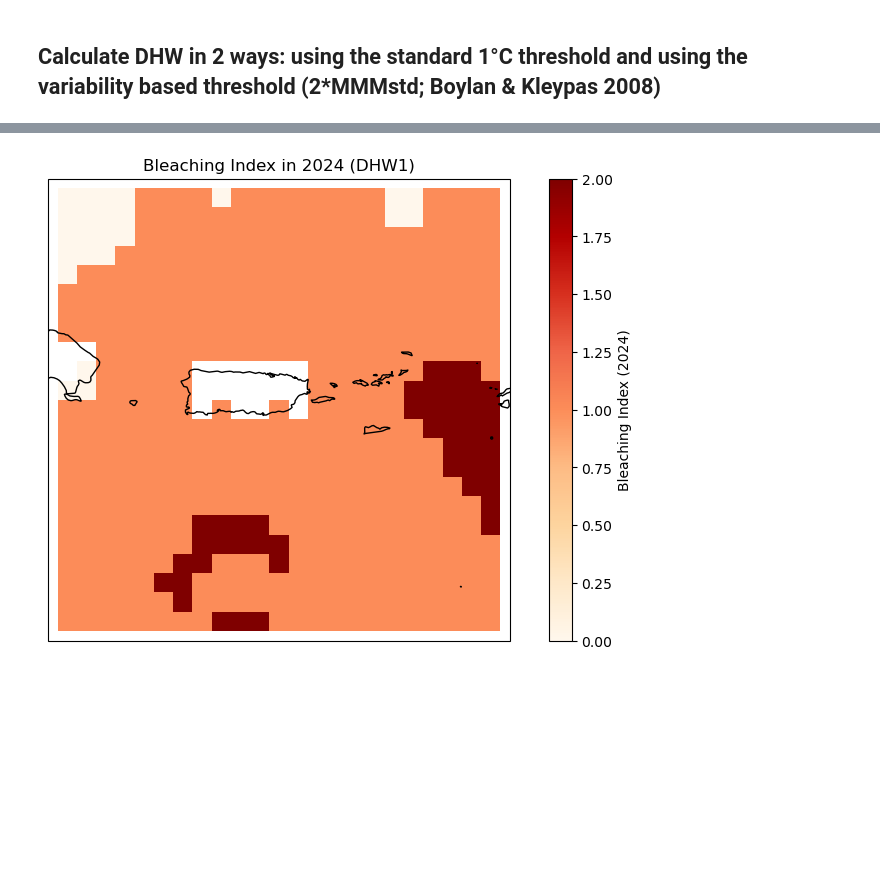
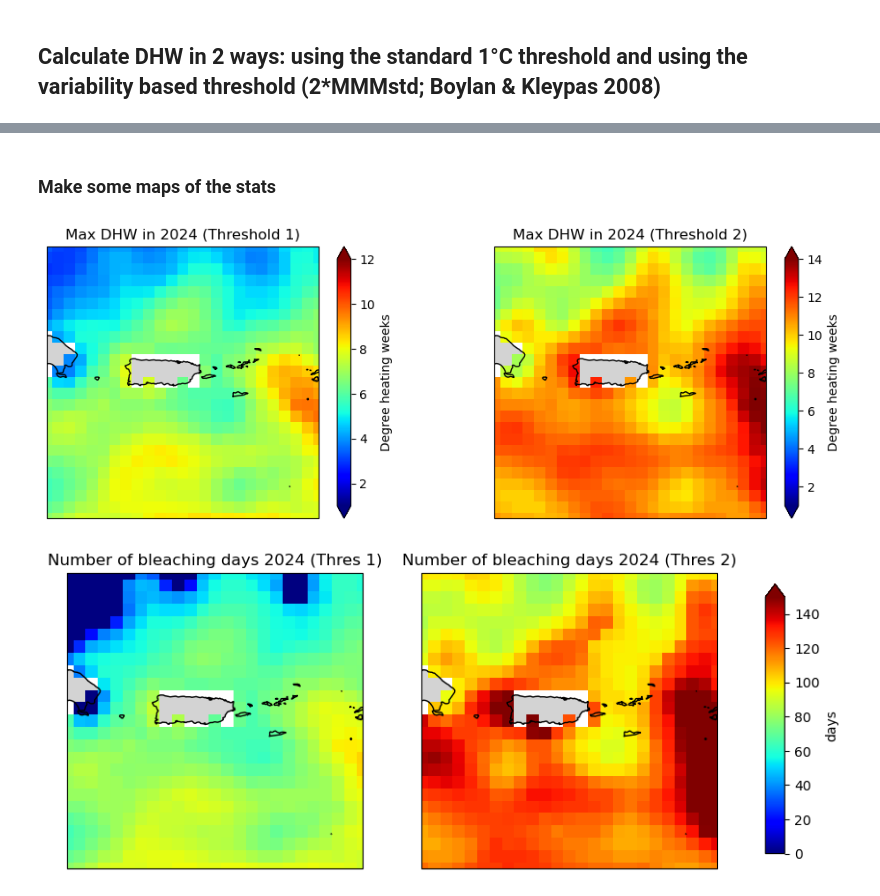
Before and after one commit to kristenkrumhardt/coral_bleaching, a Jupyter notebook: PR_heatwave/PR_xygrid.ipynb, the cells around one changed output, grey strips where cells are left out. Cells and saved outputs as stored; diff of their text form; code cells hidden in the pictures; blank space fills up the shorter version.

Commit message:
updates to xy bleaching code

```diff
--- a/PR_heatwave/PR_xygrid.ipynb
+++ b/PR_heatwave/PR_xygrid.ipynb
@@ -15,3 +19,4 @@ ds = xr.open_mfdataset(files, combine='by_coords')
 
 # Convert SST from Kelvin to Celsius
 ds['sst'] = ds['sst'] - 273.15
+ds = ds.squeeze() #this gets rid of extra dimensions
@@ -229,15 +279,73 @@ ds_bleach['bleach_index1'] = bleach_index1
+# %%
+# Put into Dataset
+ds_bleach = xr.Dataset({
+    'max_dhw1' : max_DHW1,
+    'max_dhw2' : max_DHW2,
+    'bleach_index1': bleach_index1,
+    'bleach_index2': bleach_index2,
+    'num_days_bleach1': bleach_days1,
+    'num_days_bleach2': bleach_days2,
+})
+# %% [markdown]
+### Make some maps of the stats
+# %%
+cmap = 'jet'
+
+fig = plt.figure(figsize=(12, 4))
+
+ax = fig.add_subplot(1,2,1, projection=ccrs.PlateCarree())
+ax.set_extent([lon_min, lon_max, lat_min, lat_max], crs=ccrs.PlateCarree())
+pc=ax.pcolormesh(ds.longitude, ds.latitude, ds_bleach.max_dhw1.sel(year=2024), cmap=cmap,
+                 vmin=1,vmax=12,
+                 transform=ccrs.PlateCarree())
+ax.coastlines()
+ax.add_feature(cfeature.BORDERS, linewidth=0.5)
+ax.add_feature(cfeature.LAND, color='lightgray')
+ax.set_title("Max DHW in 2024 (Threshold 1)")
+cbar1 = fig.colorbar(pc, ax=ax,extend='both',label='Degree heating weeks')
+
+
+ax = fig.add_subplot(1,2,2, projection=ccrs.PlateCarree())
+ax.set_extent([lon_min, lon_max, lat_min, lat_max], crs=ccrs.PlateCarree())
+
+pc=ax.pcolormesh(ds.longitude, ds.latitude, ds_bleach.max_dhw2.sel(year=2024), cmap=cmap,
+                 vmin=1,vmax=14,
+                 transform=ccrs.PlateCarree())
+ax.coastlines()
+ax.add_feature(cfeature.BORDERS, linewidth=0.5)
+ax.add_feature(cfeature.LAND, color='lightgray')
+ax.set_title("Max DHW in 2024 (Threshold 2)")
+cbar1 = fig.colorbar(pc, ax=ax,extend='both',label='Degree heating weeks')
+# %% [output]
+[figure, new version]
 # %%
-fig = plt.figure(figsize=(10, 6))
-ax = plt.axes(projection=ccrs.PlateCarree())
+cmap = 'jet'
+
+fig = plt.figure(figsize=(10, 4))
+
+ax = fig.add_subplot(1,2,1, projection=ccrs.PlateCarree())
+ax.set_title("Number of bleaching days 2024 (Thres 1)")
 ax.set_extent([lon_min, lon_max, lat_min, lat_max], crs=ccrs.PlateCarree())
-bleach_index1.sel(year=2024).plot(
-    ax=ax,
-    cmap='OrRd',
-    cbar_kwargs={'label': 'Bleaching Index (2024)'}
-)
+pc=ax.pcolormesh(lons, lats, ds_bleach.num_days_bleach1.sel(year=2024), cmap=cmap,
+                 vmin=0,vmax=150,
+                 transform=ccrs.PlateCarree())
 ax.coastlines()
-ax.set_title("Bleaching Index in 2024 (DHW1)")
-plt.show()
+ax.add_feature(cfeature.BORDERS, linewidth=0.5)
+ax.add_feature(cfeature.LAND, color='lightgray')
+
+ax = fig.add_subplot(1,2,2, projection=ccrs.PlateCarree())
+ax.set_title("Number of bleaching days 2024 (Thres 2)")
+ax.set_extent([lon_min, lon_max, lat_min, lat_max], crs=ccrs.PlateCarree())
+pc=ax.pcolormesh(lons, lats, ds_bleach.num_days_bleach2.sel(year=2024), cmap=cmap,
+                 vmin=0,vmax=150,
+                 transform=ccrs.PlateCarree())
+ax.coastlines()
+ax.add_feature(cfeature.BORDERS, linewidth=0.5)
+ax.add_feature(cfeature.LAND, color='lightgray')
+
+fig.subplots_adjust(right=0.8)
+cbar_ax = fig.add_axes([0.85, 0.15, 0.02, 0.7])
+cbar1 = fig.colorbar(pc, cax=cbar_ax,extend='max',label='days')
 # %% [output]
-[figure, old version]
+[figure, new version]
 # %%
```
Also changed, not shown: parts of 31 cells of this notebook.
